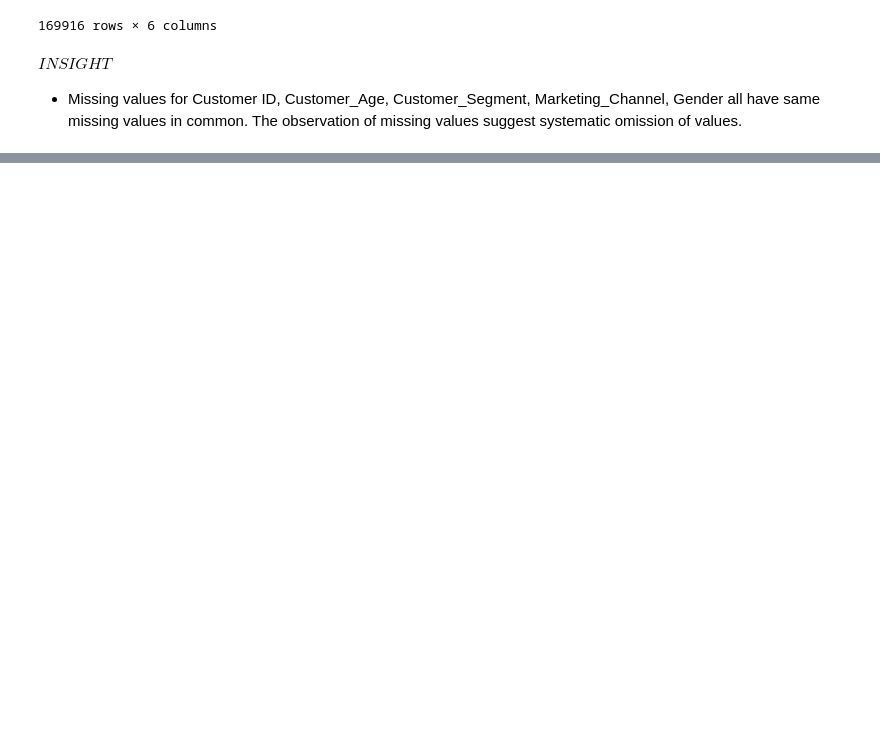
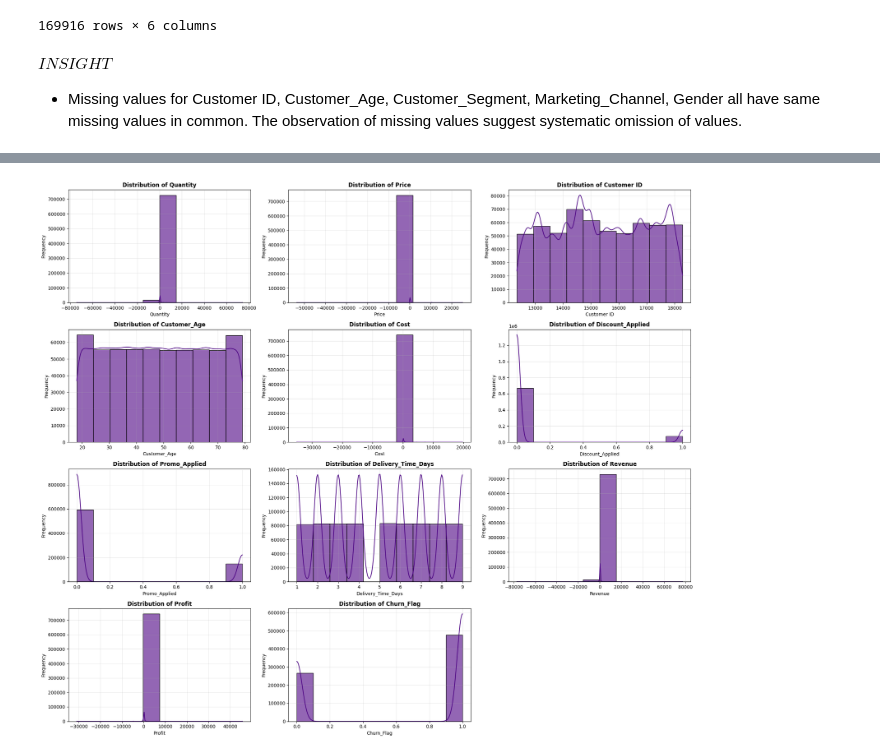
Before and after one commit to Maxwell-Selassie/Customer-Churn-Prediction-Model, a Jupyter notebook: notebooks/01_eda.ipynb, the cells around one changed output, grey strips where cells are left out. Drawn from its saved outputs; the diff is of its cells as text; code cells hidden in the pictures; blank space fills up the shorter version.

```diff
--- a/notebooks/01_eda.ipynb
+++ b/notebooks/01_eda.ipynb
@@ -136,0 +345,24 @@ else:
+# %%
+# confidence_interval
+def calculate_confidence_interval(df, confidence):
+    clean_data = df.dropna()
+    if len(clean_data) < 3:
+        print(f'Not enough data for confidence interval analysis')
+        sys.exit(1)
+
+    mean = float(np.mean(clean_data))
+    std_error = float(stats.sem(clean_data))
+    margin_error = std_error * stats.t.ppf((1 + confidence) / 2, len(clean_data) - 1)
+
+    return {
+        'mean' : round(mean, 2),
+        'lower_bound' : round((mean - margin_error), 2),
+        'upper_bound' : round((mean + margin_error), 2),
+        'margin_of_error' : round(margin_error, 2),
+        'confidence' : confidence
+    }
+
+confidence = 0.95
+for col in numeric_cols:
+    ci = calculate_confidence_interval(df[col], confidence)
+    print(f'{col:<19} | Mean : {ci['mean']:<10} | Lower_bound : {ci['lower_bound']:<10} | Upper_bound : {ci['upper_bound']}')
@@ -136,0 +381,14 @@ else:
+# %%
+# numerical analysis of columns
+# Analyse the distributions of numeric columns
+plt.figure(figsize=(20,17))
+for i, col in enumerate(numeric_cols):
+    plt.subplot(4, 3, i + 1)
+    sns.histplot(data=df, x=col, kde=True, color='indigo', alpha=0.6, bins=10)
+    plt.ylabel(f'Frequency')
+    plt.title(f'Distribution of {col}', fontweight='bold')
+    plt.grid(True, alpha=0.3)
+plt.tight_layout()
+plt.show()
+# %% [output]
+[figure, added]
```
Also changed, not shown: parts of 26 cells of this notebook.
